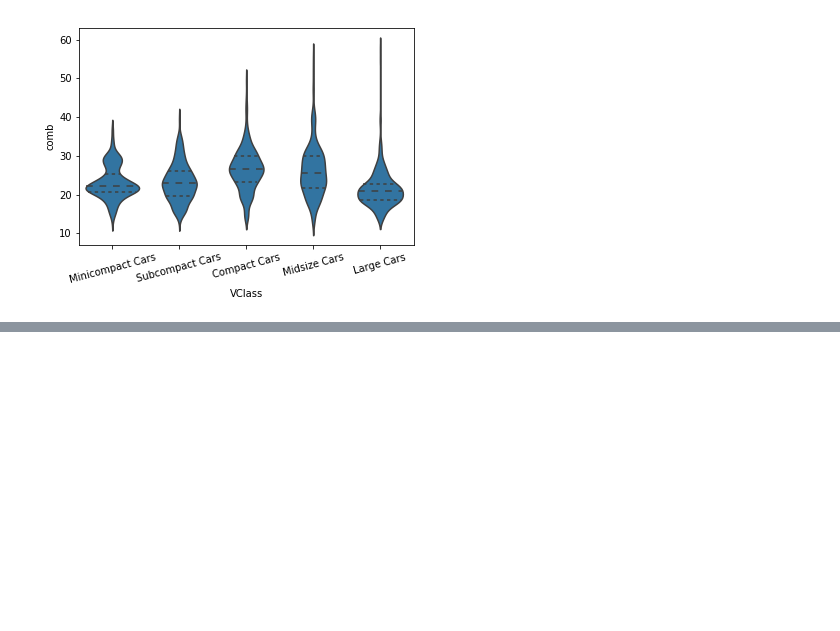
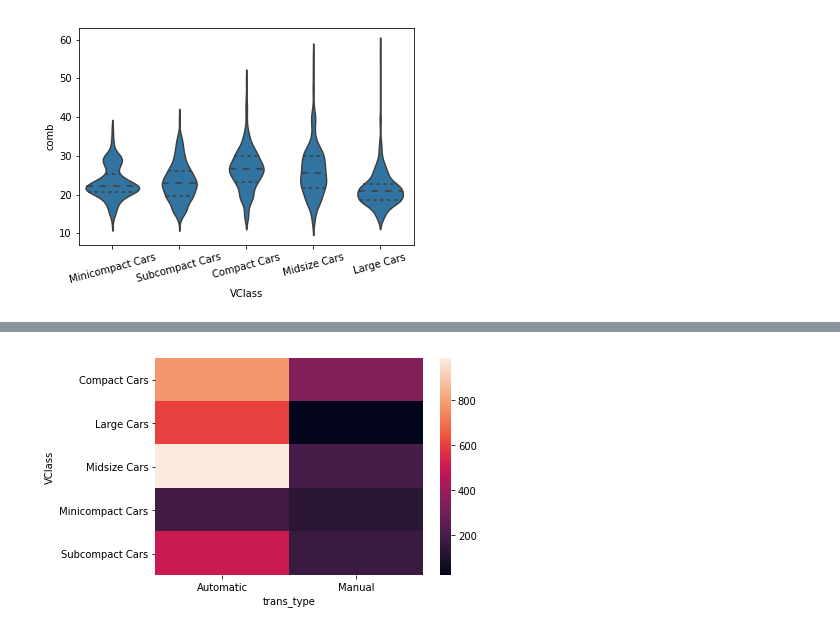
Before and after one commit to bbrcnx/udacity_ai_foundation, a Jupyter notebook: Matplotlib and Seaborn.ipynb, the cells around one changed output, grey strips where cells are left out. Saved outputs shown, nothing was run; the diff lists cells and outputs as text; code cells hidden in the pictures; blank space fills up the shorter version.

Commit message:
add clustered bar charts

```diff
--- a/Matplotlib and Seaborn.ipynb
+++ b/Matplotlib and Seaborn.ipynb
@@ -725,0 +775,3 @@ plt.xticks(rotation = 15);
+# %%
+fuel_econ = pd.read_csv('fuel_econ.csv')
+fuel_econ.head()
@@ -725,0 +785,6 @@ plt.xticks(rotation = 15);
+# %%
+fuel_econ['trans_type'] = fuel_econ['trans'].apply(lambda x: x.split()[0])
+# %%
+ct_counts = fuel_econ.groupby(['VClass', 'trans_type']).size()  #convert to panda series
+ct_counts = ct_counts.reset_index(name = 'count') #convert to dataframe
+ct_counts
@@ -725,0 +803,3 @@ plt.xticks(rotation = 15);
+# %%
+ct_counts = ct_counts.pivot(index = 'VClass', columns = 'trans_type', values = 'count')
+ct_counts
@@ -725,0 +814,4 @@ plt.xticks(rotation = 15);
+# %%
+sb.heatmap(ct_counts);
+# %% [output]
+[figure, added]
```
Also changed, not shown: parts of 7 cells of this notebook, 5 other files.
